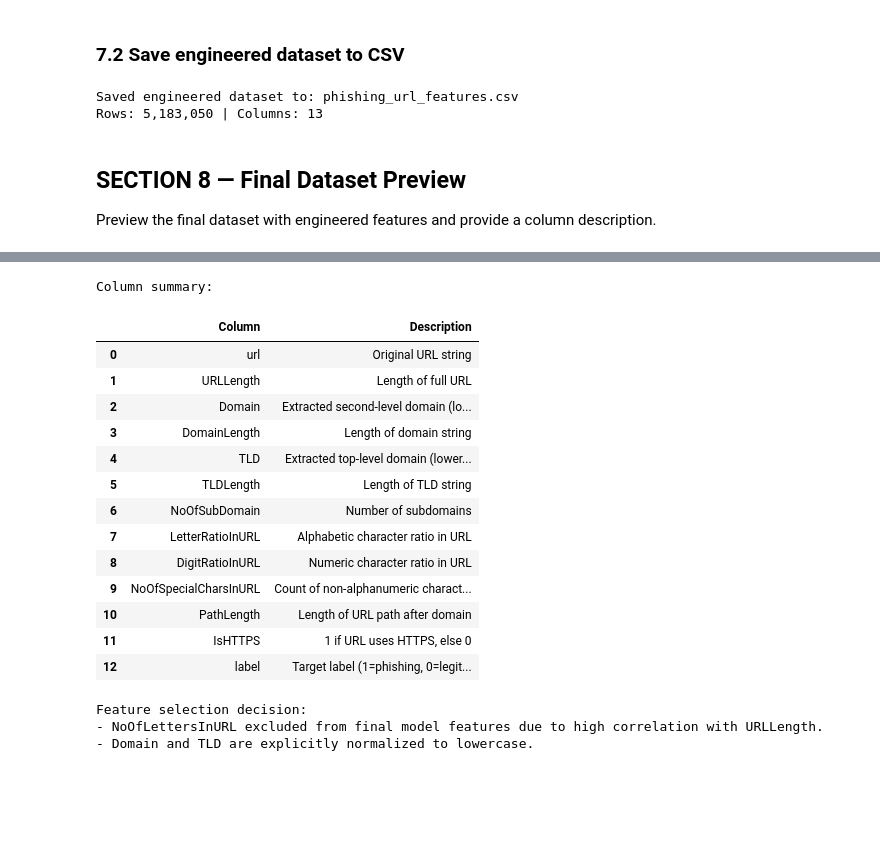
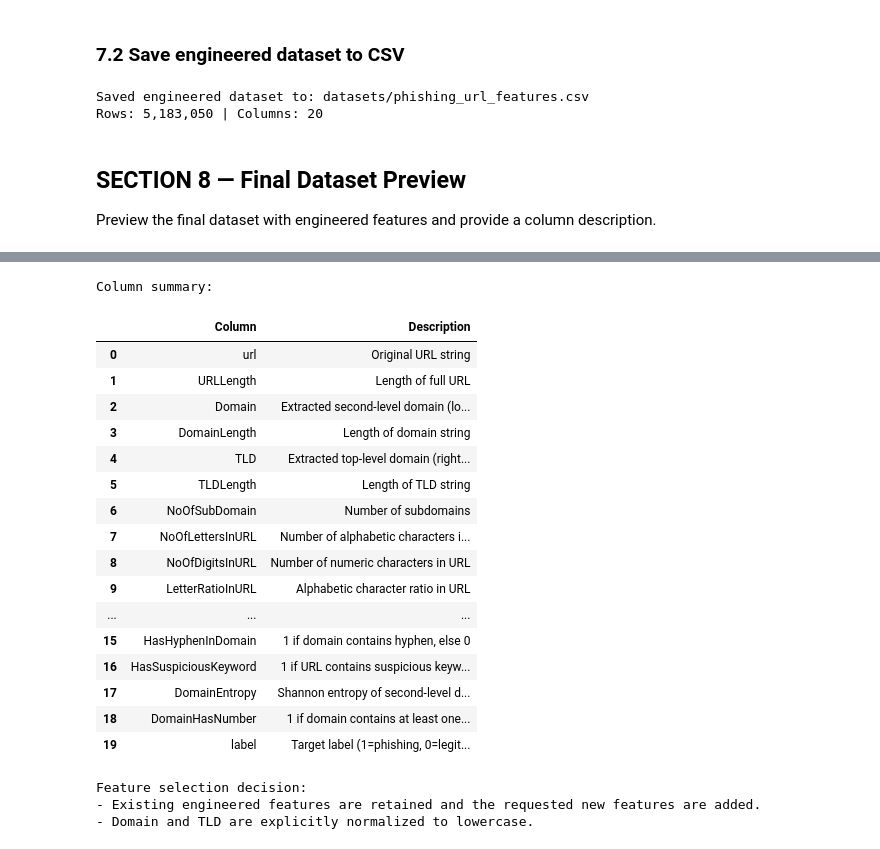
Before and after one commit to NafisNaufal/phishing-url-detection, a Jupyter notebook: eda.ipynb, the cells around one changed output, grey strips where cells are left out. Drawn from its saved outputs; the diff is of its cells as text; code cells hidden in the pictures; blank space fills up the shorter version.

```diff
--- a/eda.ipynb
+++ b/eda.ipynb
@@ -1165,6 +1491,7 @@ features_df["DomainLength"] = features_df["Domain"].str.len()
 features_df["TLDLength"] = features_df["TLD"].str.len()
 features_df["NoOfSubDomain"] = features_df["_subdomain"].apply(count_subdomains)
 features_df["NoOfLettersInURL"] = features_df["url"].apply(count_letters)
+features_df["NoOfDigitsInURL"] = features_df["url"].apply(count_digits)
 features_df["LetterRatioInURL"] = np.where(
     features_df["URLLength"] > 0,
     features_df["NoOfLettersInURL"] / features_df["URLLength"],
@@ -1172,19 +1499,26 @@ features_df["LetterRatioInURL"] = np.where(
 )
 features_df["DigitRatioInURL"] = np.where(
     features_df["URLLength"] > 0,
-    features_df["url"].str.count(r"[0-9]") / features_df["URLLength"],
+    features_df["NoOfDigitsInURL"] / features_df["URLLength"],
     0.0,
 )
 features_df["NoOfSpecialCharsInURL"] = features_df["url"].apply(count_special_chars)
 features_df["PathLength"] = features_df["url"].apply(get_path_length)
 features_df["IsHTTPS"] = features_df["url"].str.lower().str.startswith("https").astype(int)
+features_df["HasIPAddress"] = features_df["url"].apply(has_ip_address)
+features_df["HasHyphenInDomain"] = features_df["Domain"].apply(has_hyphen_in_domain)
+features_df["HasSuspiciousKeyword"] = features_df["url"].apply(has_suspicious_keyword)
+features_df["DomainEntropy"] = features_df["Domain"].apply(shannon_entropy)
+features_df["DomainHasNumber"] = features_df["Domain"].apply(domain_has_number)
 
 # Feature selection note:
-# Exclude NoOfLettersInURL from final model features due to high correlation with URLLength.
+# Keep NoOfLettersInURL for EDA evidence and retain all existing features while adding requested ones.
 final_columns = [
     "url", "URLLength", "Domain", "DomainLength", "TLD", "TLDLength",
-    "NoOfSubDomain", "LetterRatioInURL", "DigitRatioInURL",
-    "NoOfSpecialCharsInURL", "PathLength", "IsHTTPS", "label",
+    "NoOfSubDomain", "NoOfLettersInURL", "NoOfDigitsInURL", "LetterRatioInURL",
+    "DigitRatioInURL", "NoOfSpecialCharsInURL", "PathLength", "IsHTTPS",
+    "HasIPAddress", "HasHyphenInDomain", "HasSuspiciousKeyword",
+    "DomainEntropy", "DomainHasNumber", "label",
 ]
 final_df = features_df[final_columns].copy()
 
@@ -1195,14 +1529,14 @@ Engineered dataframe ready: 5,183,050 rows
 ### 7.2 Save engineered dataset to CSV
 # %%
 # Save engineered dataset
-output_csv_path = "phishing_url_features.csv"
+output_csv_path = "datasets/phishing_url_features.csv"
 final_df.to_csv(output_csv_path, index=False)
 
 print(f"Saved engineered dataset to: {output_csv_path}")
 print(f"Rows: {len(final_df):,} | Columns: {len(final_df.columns)}")
 # %% [output]
-Saved engineered dataset to: phishing_url_features.csv
-Rows: 5,183,050 | Columns: 13
+Saved engineered dataset to: datasets/phishing_url_features.csv
+Rows: 5,183,050 | Columns: 20
 # %% [markdown]
 ## SECTION 8 — Final Dataset Preview
 
@@ -1219,14 +1553,21 @@ column_description = pd.DataFrame(
             "Length of full URL",
             "Extracted second-level domain (lowercased)",
             "Length of domain string",
-            "Extracted top-level domain (lowercased suffix)",
+            "Extracted top-level domain (right-most suffix label, lowercased)",
             "Length of TLD string",
             "Number of subdomains",
+            "Number of alphabetic characters in URL",
+            "Number of numeric characters in URL",
             "Alphabetic character ratio in URL",
             "Numeric character ratio in URL",
             "Count of non-alphanumeric characters in URL",
             "Length of URL path after domain",
             "1 if URL uses HTTPS, else 0",
+            "1 if URL host is an IPv4/IPv6 address, else 0",
+            "1 if domain contains hyphen, else 0",
+            "1 if URL contains suspicious keyword, else 0",
+            "Shannon entropy of second-level domain (base 2)",
+            "1 if domain contains at least one digit, else 0",
             "Target label (1=phishing, 0=legitimate)",
         ],
     }
@@ -1235,6 +1576,6 @@ column_description = pd.DataFrame(
 display(column_description)
 
 print("\nFeature selection decision:")
-print("- NoOfLettersInURL excluded from final model features due to high correlation with URLLength.")
+print("- Existing engineered features are retained and the requested new features are added.")
 print("- Domain and TLD are explicitly normalized to lowercase.")
 # %% [output]
@@ -1247,18 +1588,21 @@ print("- Domain and TLD are explicitly normalized to lowercase.")
 Column summary:
 |  | Column | Description |
 | 0 | url | Original URL string |
 | 1 | URLLength | Length of full URL |
 | 2 | Domain | Extracted second-level domain (lo... |
 | 3 | DomainLength | Length of domain string |
-| 4 | TLD | Extracted top-level domain (lower... |
+| 4 | TLD | Extracted top-level domain (right... |
 | 5 | TLDLength | Length of TLD string |
 | 6 | NoOfSubDomain | Number of subdomains |
-| 7 | LetterRatioInURL | Alphabetic character ratio in URL |
-| 8 | DigitRatioInURL | Numeric character ratio in URL |
-| 9 | NoOfSpecialCharsInURL | Count of non-alphanumeric charact... |
-| 10 | PathLength | Length of URL path after domain |
-| 11 | IsHTTPS | 1 if URL uses HTTPS, else 0 |
-| 12 | label | Target label (1=phishing, 0=legit... |
+| 7 | NoOfLettersInURL | Number of alphabetic characters i... |
+| 8 | NoOfDigitsInURL | Number of numeric characters in URL |
+| 9 | LetterRatioInURL | Alphabetic character ratio in URL |
+| ... | ... | ... |
+| 15 | HasHyphenInDomain | 1 if domain contains hyphen, else 0 |
+| 16 | HasSuspiciousKeyword | 1 if URL contains suspicious keyw... |
+| 17 | DomainEntropy | Shannon entropy of second-level d... |
+| 18 | DomainHasNumber | 1 if domain contains at least one... |
+| 19 | label | Target label (1=phishing, 0=legit... |
 Feature selection decision:
-- NoOfLettersInURL excluded from final model features due to high correlation with URLLength.
+- Existing engineered features are retained and the requested new features are added.
 - Domain and TLD are explicitly normalized to lowercase.
```
Also changed, not shown: parts of 26 cells of this notebook.
